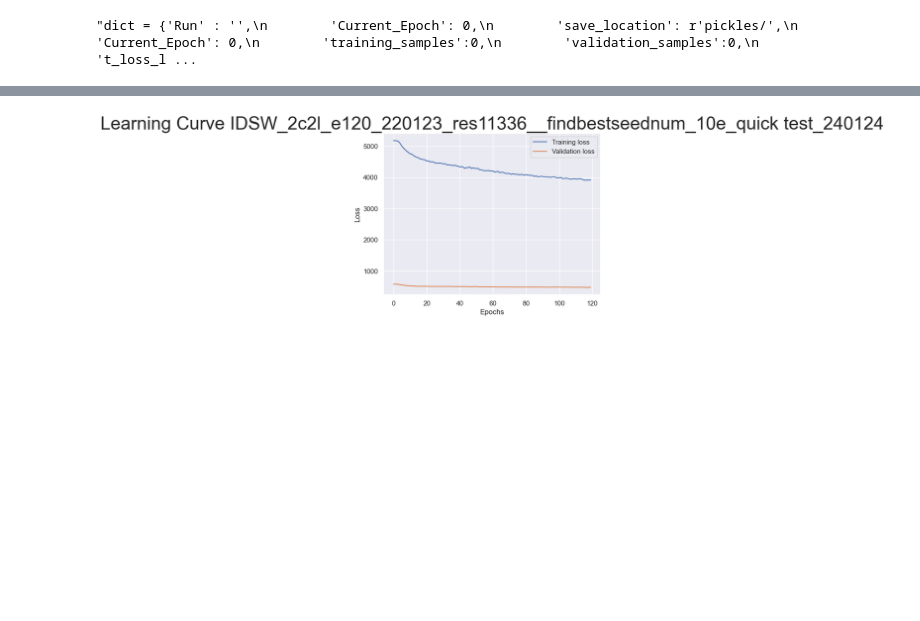
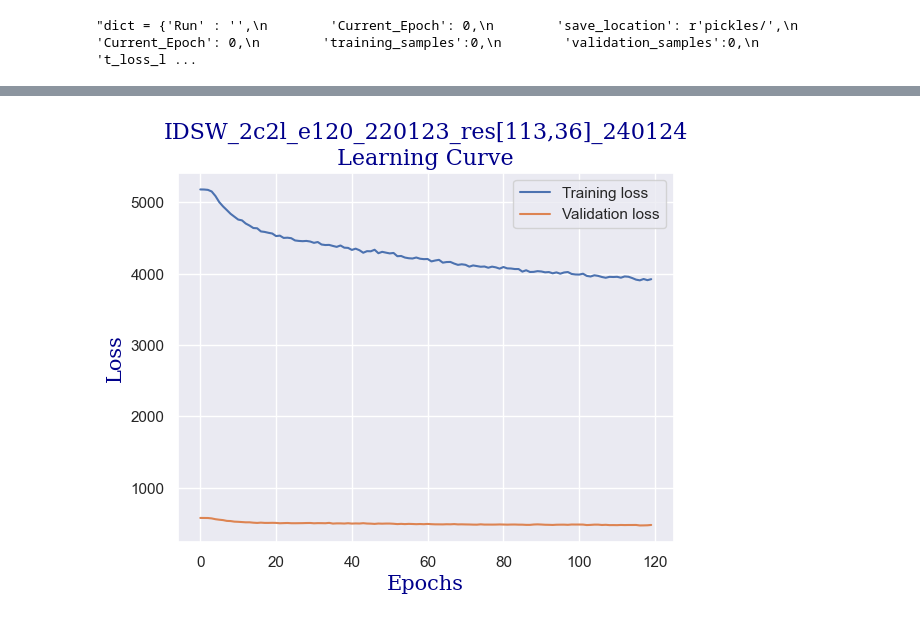
Before and after one commit to Naybellez/antvis, a Jupyter notebook: optics/Loading_pickles.ipynb, the cells around one changed output, grey strips where cells are left out. Saved outputs shown, nothing was run; the diff lists cells and outputs as text; code cells hidden in the pictures; blank space fills up the shorter version.

Commit message:
graph creation and attempt at dataloader with batching

```diff
--- a/optics/Loading_pickles.ipynb
+++ b/optics/Loading_pickles.ipynb
@@ -277,0 +284,13 @@ NameError: name 'dict2c2l_22672' is not defined
+# %%
+file_path_452144 = "/its/home/nn268/antvis/antvis/optics/pickles/IDSWAug_2c2l_e120_[452, 144]_300124.pkl"# IDSW_IDSW_2c2l_120_220123_rerun_120e#'/its/home/nn268/antvis/antvis/optics/pickles/IDSW_VGG16_fine_MNIST_test_122023.pkl'#'/its/home/nn268/antvis/antvis/optics/pickles/IDSW_VGG16_fine_cifar_20_122023.pkl'#'/its/home/nn268/antvis/antvis/optics/pickles/IDSW_5c3l_150_112023.pkl' #'/its/home/nn268/antvis/antvis/optics/pickles/IDSW_3c2l_150_112023.pkl'
+with open(file_path, 'rb') as f:
+    dict2c2l_452144 = pickle.load(f)
+
+t_loss_list_2c2l_452144 = dict2c2l_452144['t_loss_list']#[i.detach().numpy() for i in dict['t_loss_list']]
+v_loss_list_2c2l_452144 = dict2c2l_452144['v_loss_list']
+epoch_2c2l_452144 = dict2c2l_452144['Current_Epoch']
+t_accuracy_list_2c2l_452144 = dict2c2l_452144['t_accuracy_list']
+v_accuracy_list_2c2l_452144 = dict2c2l_452144['v_accuracy_list']
+run_name_2c2l_452144 = dict2c2l_452144['Run']
+
+print(run_name_2c2l_452144)
@@ -278,32 +339,73 @@ NameError: name 'dict2c2l_22672' is not defined
 # %%
 #t_loss_list = [int(i.detach().numpy() )for i in dict['t_loss_list']]
 
-from analysis_fns import learning_curve, accuracy_curve, lil_learning_curve
+#  113 36
+
+def learning_curve(t_loss, v_loss, save_location,run_name:str):
+    lab = "Learning Curve "+run_name
+    font1 = {'family':'serif','color':'darkblue','size':16}
+    font2 = {'family':'serif','color':'darkblue','size':15}
+
+    plt.plot(range(len(t_loss)), t_loss, label ='Training loss')
+    plt.plot(range(len(v_loss)), v_loss, label='Validation loss')
+    plt.title(run_name+"\n Learning Curve ", font1)
+    plt.xlabel('Epochs', font2)
+    plt.ylabel('Loss', font2)
+    #plt.yscale("log")
+    plt.legend()
+    if save_location != None:
+        plt.savefig(save_location+'/'+lab+'.png') #run_name
+    else:
+        print("Save Location Not Specified!")
+    plt.show()
+
+def accuracy_curve(v_accuracy_list, t_accuracy_list, save_location,run_name:str):
+    lab = "Accuracy Curve"+run_name
+    font1 = {'family':'serif','color':'darkblue','size':16}
+    font2 = {'family':'serif','color':'darkblue','size':15}
+
+    plt.title(run_name+"\n Accuracy Curve", font1)
+    plt.plot(range(len(t_accuracy_list)), t_accuracy_list, label ='Training accuracy')
+    plt.plot(range(len(v_accuracy_list)), v_accuracy_list, label='Validation accuracy')
+    plt.xlabel('Epochs', font2)
+    plt.ylabel('Accuracy', font2)
+    plt.legend()
+    if save_location != None:
+        plt.savefig(save_location+lab+'.png', format='png')
+    else:
+        print("Save Location Not Specified!")
+    plt.show()
+
+def open_pickle(save_location, file_name):
+    with open(save_location+file_name, 'rb') as f:
+        save_dict = pickle.load(f)
+    return save_dict
+
 
 sns.set()
 
-print(len(t_loss_list_2c2l))
-print(len(v_loss_list_2c2l))
+#print(len(t_loss_list_2c2l))
+#print(len(v_loss_list_2c2l))
 #lil_learning_curve(t_loss_list, epoch, save_location=r"/its/home/nn268/antvis/antvis/optics/graphs/", run_name ='Training_loss_2c2l_230124_113_36')
 
-# 2c2l
-learning_curve(t_loss_list_2c2l,v_loss_list_2c2l, epochs=len(t_loss_list2c2l), save_location=r"/its/home/nn268/antvis/antvis/optics/graphs/", run_name =run_name_2c2l)
-
-accuracy_curve(t_accuracy_list_2c2l, v_accuracy_list_2c2l,120, save_location=r"/its/home/nn268/antvis/antvis/optics/graphs/", run_name =run_name_2c2l)
+# 2c2l  t_loss_list_2c2l_11336
+learning_curve(t_loss_list_2c2l_11336,v_loss_list_2c2l_11336, save_location=r"/its/home/nn268/antvis/antvis/optics/graphs/", run_name ="IDSW_2c2l_e120_220123_res[113,36]_240124")
+accuracy_curve(t_accuracy_list_2c2l_11336, v_accuracy_list_2c2l_11336, save_location=r"/its/home/nn268/antvis/antvis/optics/graphs/", run_name ="IDSW_2c2l_e120_220123_res[113,36]_240124")
+#run_name_2c2l_11336
 # 3c2l
-learning_curve(t_loss_list_3c2l,v_loss_list_3c2l, epochs=len(t_loss_list_3c2l), save_location=r"/its/home/nn268/antvis/antvis/optics/graphs/", run_name =run_name_3c2l)
-accuracy_curve(t_accuracy_list_3c2l, v_accuracy_list_3c2l,epochs=len(v_accuracy_list_3c2l), save_location=r"/its/home/nn268/antvis/antvis/optics/graphs/", run_name =run_name_3c2l)
+learning_curve(t_loss_list_3c2l_11336,v_loss_list_3c2l_11336, save_location=r"/its/home/nn268/antvis/antvis/optics/graphs/", run_name =run_name_3c2l_11336)
+accuracy_curve(t_accuracy_list_3c2l_11336, v_accuracy_list_3c2l_11336, save_location=r"/its/home/nn268/antvis/antvis/optics/graphs/", run_name =run_name_3c2l_11336)
 #learning_curve(vgg_16_t_loss_list,vgg_16_v_loss_list, epochs=len(vgg_16_t_loss_list), save_location=r"/its/home/nn268/antvis/antvis/optics/graphs/", run_name =run_name)
 
 
 # 4c3l
-learning_curve(t_loss_list_4c3l,v_loss_list_4c3l, epochs=len(t_loss_list_4c3l), save_location=r"/its/home/nn268/antvis/antvis/optics/graphs/", run_name =run_name_4c3l)
-accuracy_curve(t_accuracy_list_4c3l, v_accuracy_list_4c3l,epochs=len(v_accuracy_list_4c3l), save_location=r"/its/home/nn268/antvis/antvis/optics/graphs/", run_name =run_name_4c3l)
+learning_curve(t_loss_list_4c3l_11336,v_loss_list_4c3l_11336, save_location=r"/its/home/nn268/antvis/antvis/optics/graphs/", run_name ="IDSW_4c3l_E120_res[113,36]_300124") #
+accuracy_curve(t_accuracy_list_4c3l_11336, v_accuracy_list_4c3l_11336, save_location=r"/its/home/nn268/antvis/antvis/optics/graphs/", run_name ="IDSW_4c3l_E120_res[113,36]_300124") # run_name_4c3l_11336
 
 # 7c3l
 
-learning_curve(t_loss_list_7c3l,v_loss_list_7c3l, epochs=len(t_loss_list_7c3l), save_location=r"/its/home/nn268/antvis/antvis/optics/graphs/", run_name =run_name_7c3l)
-accuracy_curve(t_accuracy_list_7c3l, v_accuracy_list_7c3l,epochs=len(v_accuracy_list_7c3l), save_location=r"/its/home/nn268/antvis/antvis/optics/graphs/", run_name =run_name_7c3l)
+learning_curve(t_loss_list_7c3l_11336,v_loss_list_7c3l_11336, save_location=r"/its/home/nn268/antvis/antvis/optics/graphs/", run_name =run_name_7c3l_11336)
+accuracy_curve(t_accuracy_list_7c3l_11336, v_accuracy_list_7c3l_11336, save_location=r"/its/home/nn268/antvis/antvis/optics/graphs/", run_name =run_name_7c3l_11336)
 
 #print(len(dict['t_labels']))
 #print(t_loss_list[:200])
@@ -315 +415 @@ accuracy_curve(t_accuracy_list_7c3l, v_accuracy_list_7c3l,epochs=len(v_accuracy_
-[figure, old version]
+[figure, new version]
```
Also changed, not shown: parts of 18 cells of this notebook, 5 other files.
